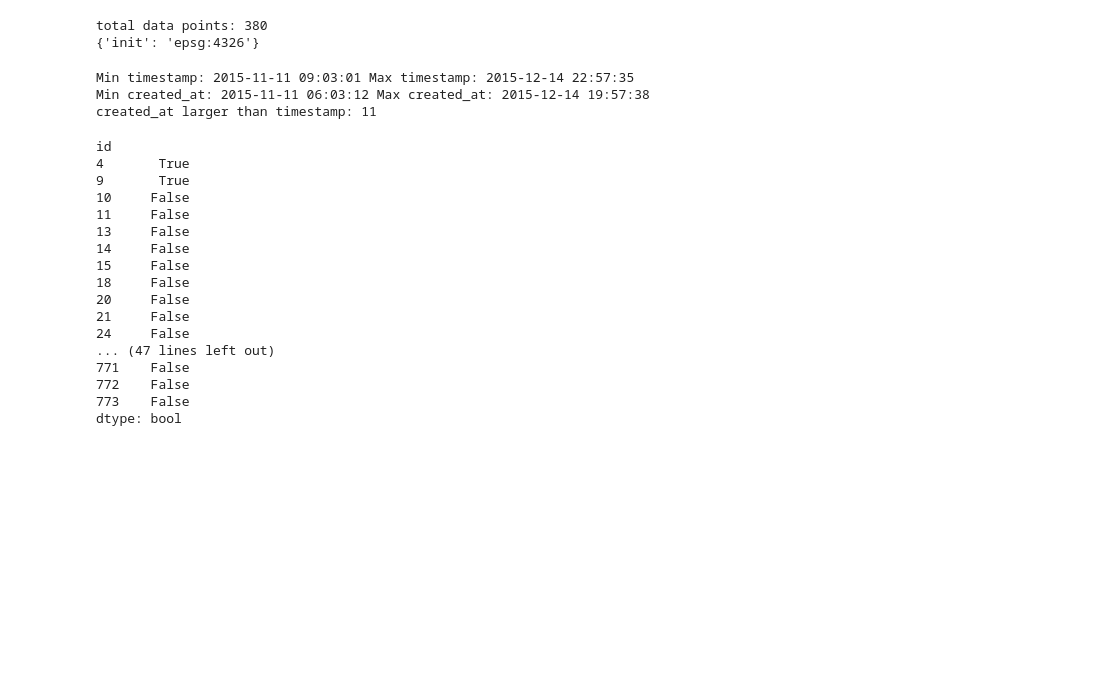
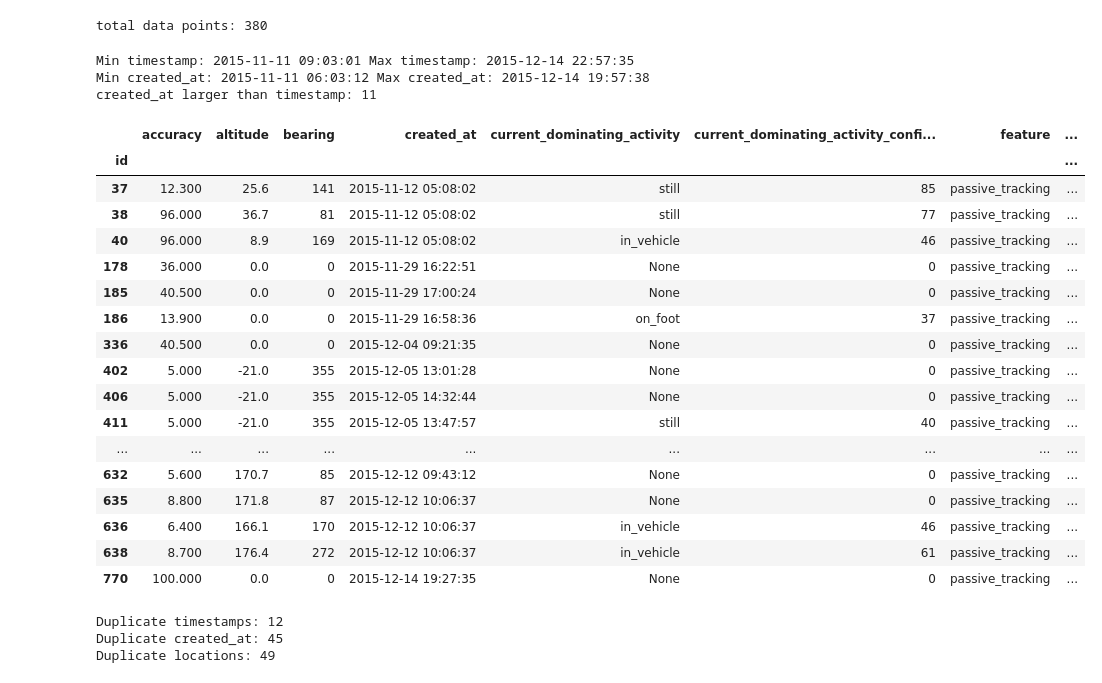
Before and after one commit to inytar/door2door-assignment, a Jupyter notebook: Untitled.ipynb, the cells around one changed output. Cells and saved outputs as stored; diff of their text form; code cells hidden in the pictures; blank space fills up the shorter version.

Commit message:
Look at points near each other in time and space

```diff
--- a/Untitled.ipynb
+++ b/Untitled.ipynb
@@ -3,16 +3,18 @@ import geopandas as gpd
 import pandas as pd
 
 data = gpd.read_file('./activity_points.geojson')
-data.set_index('id', inplace=True)
+data.set_index('id', inplace=True, drop=False)
 data.timestamp = pd.to_datetime(data.timestamp)
 data.created_at = pd.to_datetime(data.created_at)
 print('total data points:', len(data))
-print(data.crs)
+#print(data.crs)
+#print(data.dtypes)
+#data.accuracy.sort_values().tail()
+#data.speed
 # %% [output]
 total data points: 380
-{'init': 'epsg:4326'}
 # %%
-# Looking at date based properties.
+## Looking at date based properties.
 print('Min timestamp:', data.timestamp.min(), 'Max timestamp:', data.timestamp.max())
 print('Min created_at:', data.created_at.min(), 'Max created_at:', data.created_at.max())
 # created_at seems earlier than timestamp, test this, and if True we assume this is the time of the coördinate.
@@ -20,26 +22,43 @@ print('created_at larger than timestamp:', len(data[data.created_at > data.times
 # Eleven cases where created_at is latter than timestamp of a total of 380 points. I will ignore this,
 # and assume created_at is the time of the coórdinate.
 
-# Are points wit similar times near each other? How many points created at a max 15 min from each other are a distance of decimal 6.
-data.geometry.geom_almost_equals(data.geometry[4])
+# Are points wit similar times near each other? How many points created at a min 1, max 1 hour from each other are a distance of ± 300 m.
+# Add period colum, shifted 1 min in future a period of 1 hour.
+data['period'] = pd.DatetimeIndex(data.created_at).shift(1, freq='min').to_period(freq='60T')
+near_points_series = pd.Series(0, index=data.index)
+# For every row check wich data is inside the period.
+for row in data.itertuples():
+    m = data[(row.period.start_time <= data.created_at) & (data.created_at <= row.period.end_time)]
+    if not m.empty:
+        # Decimal precision of 2.5 about 300m.
+        near_points = len(m[m.geom_almost_equals(row.geometry, 2.5)])
+        if near_points:
+            near_points_series[row.id] = near_points
+
+data['near_points'] = near_points_series
+print('Added points near other points')
 # %% [output]
 Min timestamp: 2015-11-11 09:03:01 Max timestamp: 2015-12-14 22:57:35
 Min created_at: 2015-11-11 06:03:12 Max created_at: 2015-12-14 19:57:38
 created_at larger than timestamp: 11
-id
-4       True
-9       True
-10     False
-11     False
-13     False
-14     False
-15     False
-18     False
-20     False
-21     False
-24     False
-... (47 lines left out)
-771    False
-772    False
-773    False
-dtype: bool
+# %%
+data[data.near_points > 2]
+# %% [output]
+|  | accuracy | altitude | bearing | created_at | current_dominating_activity | current_dominating_activity_confi... | feature | ... |
+| id |  |  |  |  |  |  |  | ... |
+| 37 | 12.300 | 25.6 | 141 | 2015-11-12 05:08:02 | still | 85 | passive_tracking | ... |
+| 38 | 96.000 | 36.7 | 81 | 2015-11-12 05:08:02 | still | 77 | passive_tracking | ... |
+| 40 | 96.000 | 8.9 | 169 | 2015-11-12 05:08:02 | in_vehicle | 46 | passive_tracking | ... |
+| 178 | 36.000 | 0.0 | 0 | 2015-11-29 16:22:51 | None | 0 | passive_tracking | ... |
+| 185 | 40.500 | 0.0 | 0 | 2015-11-29 17:00:24 | None | 0 | passive_tracking | ... |
+| 186 | 13.900 | 0.0 | 0 | 2015-11-29 16:58:36 | on_foot | 37 | passive_tracking | ... |
+| 336 | 40.500 | 0.0 | 0 | 2015-12-04 09:21:35 | None | 0 | passive_tracking | ... |
+| 402 | 5.000 | -21.0 | 355 | 2015-12-05 13:01:28 | None | 0 | passive_tracking | ... |
+| 406 | 5.000 | -21.0 | 355 | 2015-12-05 14:32:44 | None | 0 | passive_tracking | ... |
+| 411 | 5.000 | -21.0 | 355 | 2015-12-05 13:47:57 | still | 40 | passive_tracking | ... |
+| ... | ... | ... | ... | ... | ... | ... | ... | ... |
+| 632 | 5.600 | 170.7 | 85 | 2015-12-12 09:43:12 | None | 0 | passive_tracking | ... |
+| 635 | 8.800 | 171.8 | 87 | 2015-12-12 10:06:37 | None | 0 | passive_tracking | ... |
+| 636 | 6.400 | 166.1 | 170 | 2015-12-12 10:06:37 | in_vehicle | 46 | passive_tracking | ... |
+| 638 | 8.700 | 176.4 | 272 | 2015-12-12 10:06:37 | in_vehicle | 61 | passive_tracking | ... |
+| 770 | 100.000 | 0.0 | 0 | 2015-12-14 19:27:35 | None | 0 | passive_tracking | ... |
@@ -45,0 +67,9 @@ dtype: bool
+# %%
+# Looking at duplicate data.
+print('Duplicate timestamps:', len(data[data.timestamp.duplicated()]))
+print('Duplicate created_at:', len(data[data.created_at.duplicated()]))
+print('Duplicate locations:', len(data[data.geometry.astype('S32').duplicated()]))
+# %% [output]
+Duplicate timestamps: 12
+Duplicate created_at: 45
+Duplicate locations: 49
```
Also changed, not shown: parts of 1 cell of this notebook.
